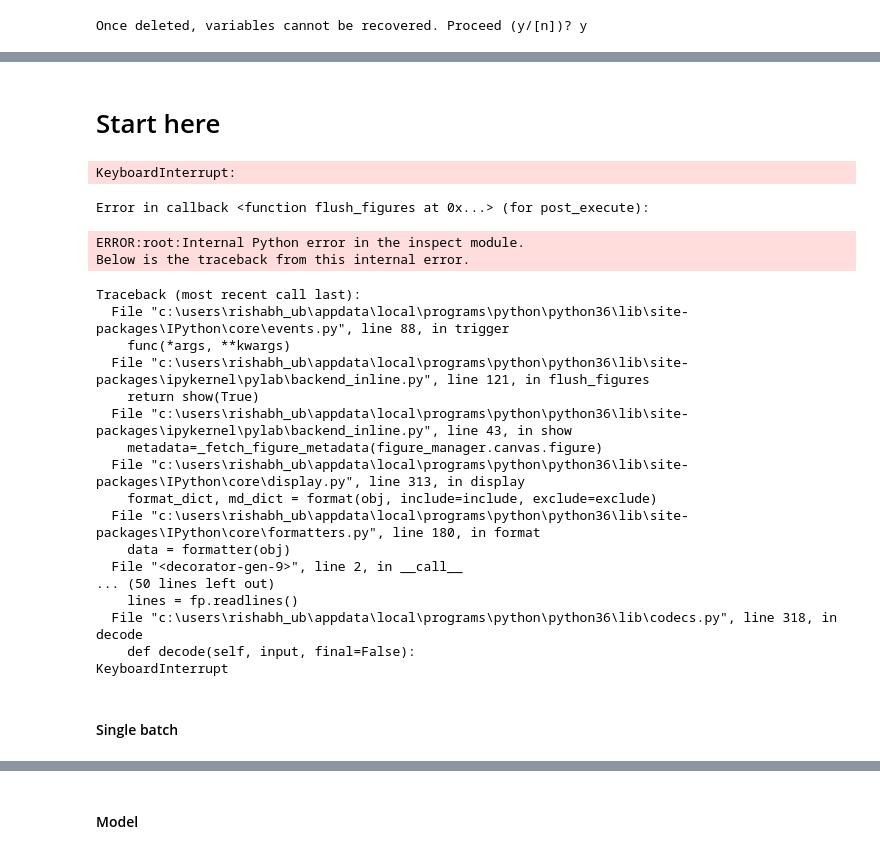
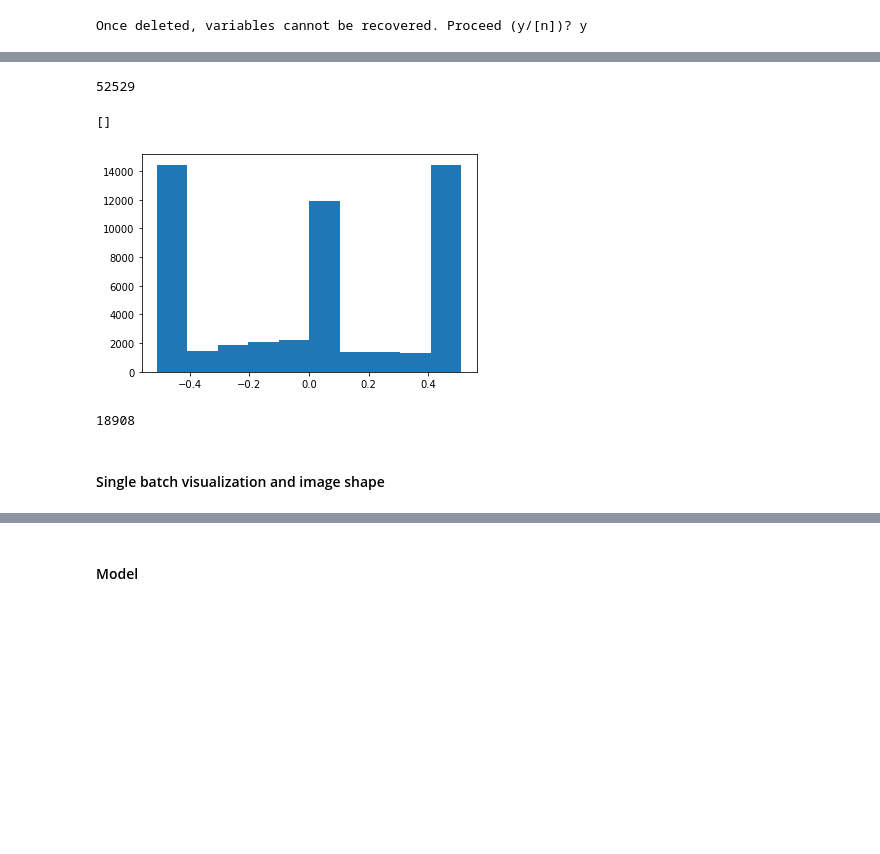
Before and after one commit to rishabh06sharma/Jetracer_DL, a Jupyter notebook: main.ipynb, the cells around one changed output, grey strips where cells are left out. Saved outputs shown, nothing was run; the diff lists cells and outputs as text; code cells hidden in the pictures; blank space fills up the shorter version.

```diff
--- a/main.ipynb
+++ b/main.ipynb
@@ -53,13 +42,0 @@ img_shape=sample.shape
-# %%
-train_data=[]
-test_data=[]
-for val in train:
-    gray=torch.tensor(color.rgb2gray(val[0])).unsqueeze(1)
-    tup=(gray,torch.tensor(val[2]))
-    train_data.append(tup)
-
-for val_1 in test:
-    gray=torch.tensor(color.rgb2gray(val_1[0])).unsqueeze(1)
-    tup=(gray,torch.tensor(val_1[2]))
-    test_data.append(tup)
-## wrap around data loaders
@@ -69,2 +42,0 @@ torch.save(test_data, 'set_1_test.pt')
-# %% [markdown]
-# Start here
@@ -74,29 +43,26 @@ test_data=torch.load("set_1_test.pt")
+# %%
+train_data_1=torch.load("set_3/pt/new/set_3_train.pt")
+# train_data_2=torch.load("set_3/pt/set_3_train_2.pt")
+# train_data_3=torch.load("set_3/pt/set_3_train_3.pt")
+# train_data_3=torch.load("set_3/pt/set_3_train_3.pt")
+# train_data_4=torch.load("set_3/pt/set_3_train_4.pt")
+# test_data=torch.load("set_3/pt/set_3_test.pt")
+# test_data=torch.load("set_2/.pt/set_2_test.pt")
+# del train_d_loader
+# train_data=train_data_1+train_data_2+train_data_3
+# train_data=train_data_4+train_data_5
+# test_data=torch.load("set_1_test.pt")
+# %%
+train_data=train_data_1
+len(train_data)
+# %% [output]
+52529
 # %%
-data=train_data
-liss=[]
-for val in range(len(data)):
-    liss.append(train_data[val][1])
-plt.hist(liss, bins=10)
-plt.show()
+lis=[]
+for val in range(len(train_data)):
+    lis.append(train_data[val][1])
+plt.hist(lis,bins=10)
+plt.plot()
 # %% [output]
-KeyboardInterrupt:
+[]
-Error in callback <function flush_figures at 0x...> (for post_execute):
-ERROR:root:Internal Python error in the inspect module.
-Below is the traceback from this internal error.
-Traceback (most recent call last):
-  File "c:\users\rishabh_ub\appdata\local\programs\python\python36\lib\site-packages\IPython\core\events.py", line 88, in trigger
-    func(*args, **kwargs)
-  File "c:\users\rishabh_ub\appdata\local\programs\python\python36\lib\site-packages\ipykernel\pylab\backend_inline.py", line 121, in flush_figures
-    return show(True)
-  File "c:\users\rishabh_ub\appdata\local\programs\python\python36\lib\site-packages\ipykernel\pylab\backend_inline.py", line 43, in show
-    metadata=_fetch_figure_metadata(figure_manager.canvas.figure)
-  File "c:\users\rishabh_ub\appdata\local\programs\python\python36\lib\site-packages\IPython\core\display.py", line 313, in display
-    format_dict, md_dict = format(obj, include=include, exclude=exclude)
-  File "c:\users\rishabh_ub\appdata\local\programs\python\python36\lib\site-packages\IPython\core\formatters.py", line 180, in format
-    data = formatter(obj)
-  File "<decorator-gen-9>", line 2, in __call__
-... (50 lines left out)
-    lines = fp.readlines()
-  File "c:\users\rishabh_ub\appdata\local\programs\python\python36\lib\codecs.py", line 318, in decode
-    def decode(self, input, final=False):
-KeyboardInterrupt
+[figure, added]
@@ -104,0 +69,4 @@ print(liss)
+# %%
+len(train_data)
+# %% [output]
+18908
@@ -112,5 +81,5 @@ print(t_label)
 # %% [markdown]
-#### Single batch
+#### Single batch visualization and image shape
 # %%
 batch=next(iter(train_d_loader))
 images,labels=batch
```
Also changed, not shown: parts of 37 cells of this notebook, 8 other files.
